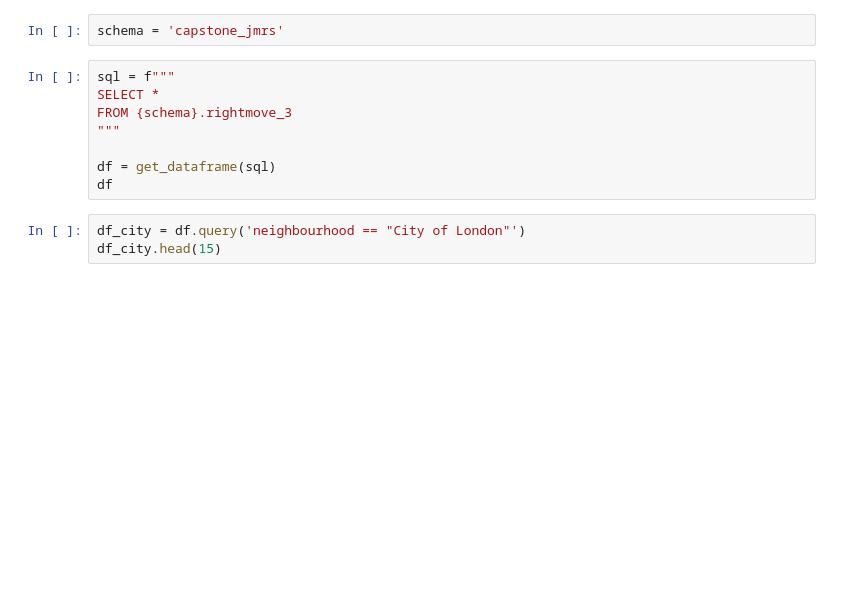
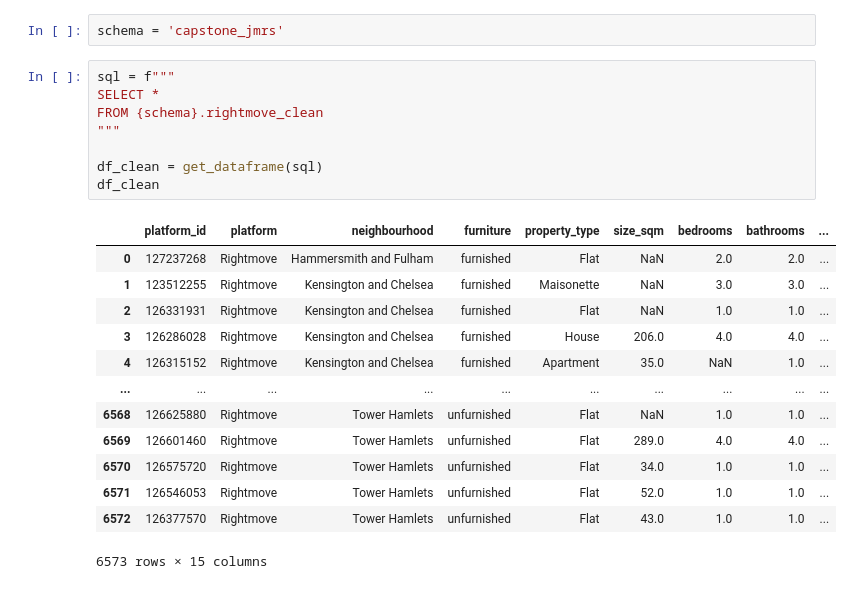
Before and after one commit to capstone-jmrs/capstone-proptech-repo, a Jupyter notebook: rightmove_ruben_3_details.ipynb, the cells around one changed output. Cells and saved outputs as stored; diff of their text form; blank space fills up the shorter version.

```diff
--- a/rightmove_ruben_3_details.ipynb
+++ b/rightmove_ruben_3_details.ipynb
@@ -214,11 +297,22 @@ schema = 'capstone_jmrs'
 # %%
 sql = f"""
 SELECT *
-FROM {schema}.rightmove_3
+FROM {schema}.rightmove_clean
 """
 
-df = get_dataframe(sql)
-df
+df_clean = get_dataframe(sql)
+df_clean
+# %% [output]
+|  | platform_id | platform | neighbourhood | furniture | property_type | size_sqm | bedrooms | bathrooms | ... |
+| 0 | 127237268 | Rightmove | Hammersmith and Fulham | furnished | Flat | NaN | 2.0 | 2.0 | ... |
+| 1 | 123512255 | Rightmove | Kensington and Chelsea | furnished | Maisonette | NaN | 3.0 | 3.0 | ... |
+| 2 | 126331931 | Rightmove | Kensington and Chelsea | furnished | Flat | NaN | 1.0 | 1.0 | ... |
+| 3 | 126286028 | Rightmove | Kensington and Chelsea | furnished | House | 206.0 | 4.0 | 4.0 | ... |
+| 4 | 126315152 | Rightmove | Kensington and Chelsea | furnished | Apartment | 35.0 | NaN | 1.0 | ... |
+| ... | ... | ... | ... | ... | ... | ... | ... | ... | ... |
+| 6568 | 126625880 | Rightmove | Tower Hamlets | unfurnished | Flat | NaN | 1.0 | 1.0 | ... |
+| 6569 | 126601460 | Rightmove | Tower Hamlets | unfurnished | Flat | 289.0 | 4.0 | 4.0 | ... |
+| 6570 | 126575720 | Rightmove | Tower Hamlets | unfurnished | Flat | 34.0 | 1.0 | 1.0 | ... |
+| 6571 | 126546053 | Rightmove | Tower Hamlets | unfurnished | Flat | 52.0 | 1.0 | 1.0 | ... |
+| 6572 | 126377570 | Rightmove | Tower Hamlets | unfurnished | Flat | 43.0 | 1.0 | 1.0 | ... |
+6573 rows × 15 columns
-# %%
-df_city = df.query('neighbourhood == "City of London"')
-df_city.head(15)
```
Also changed, not shown: parts of 61 cells of this notebook, 2 other files.
